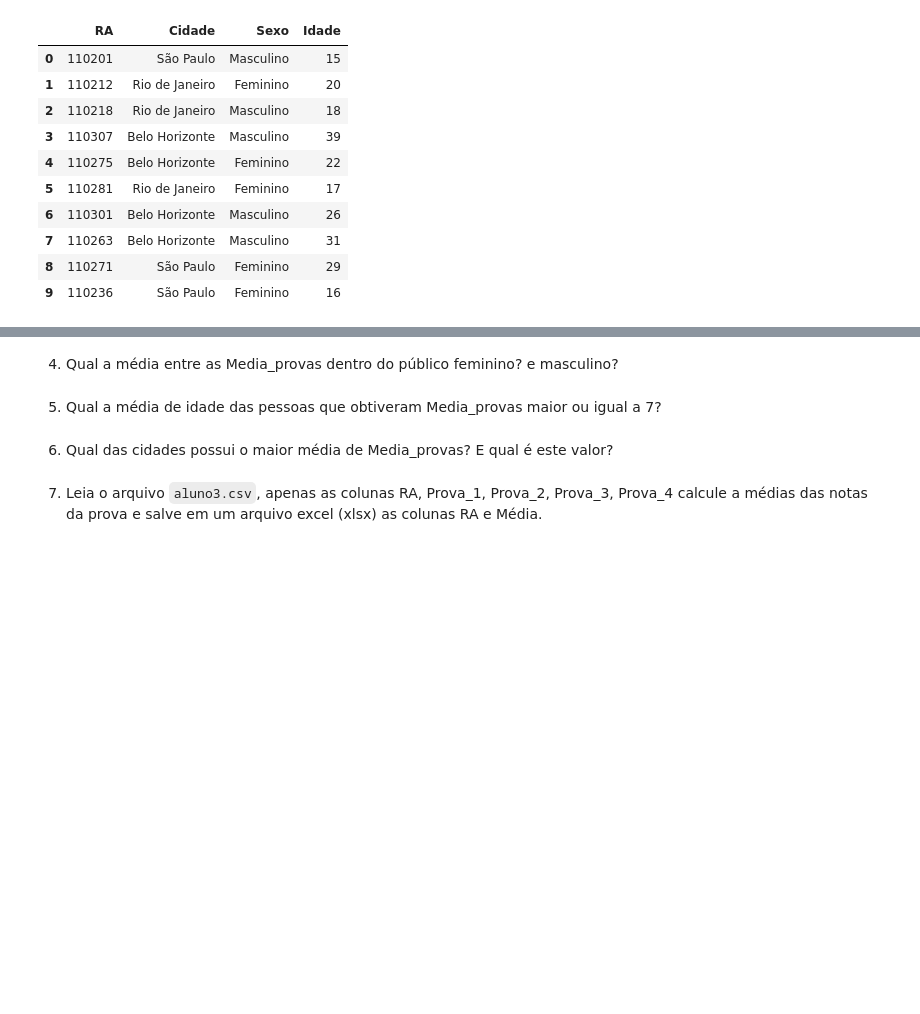
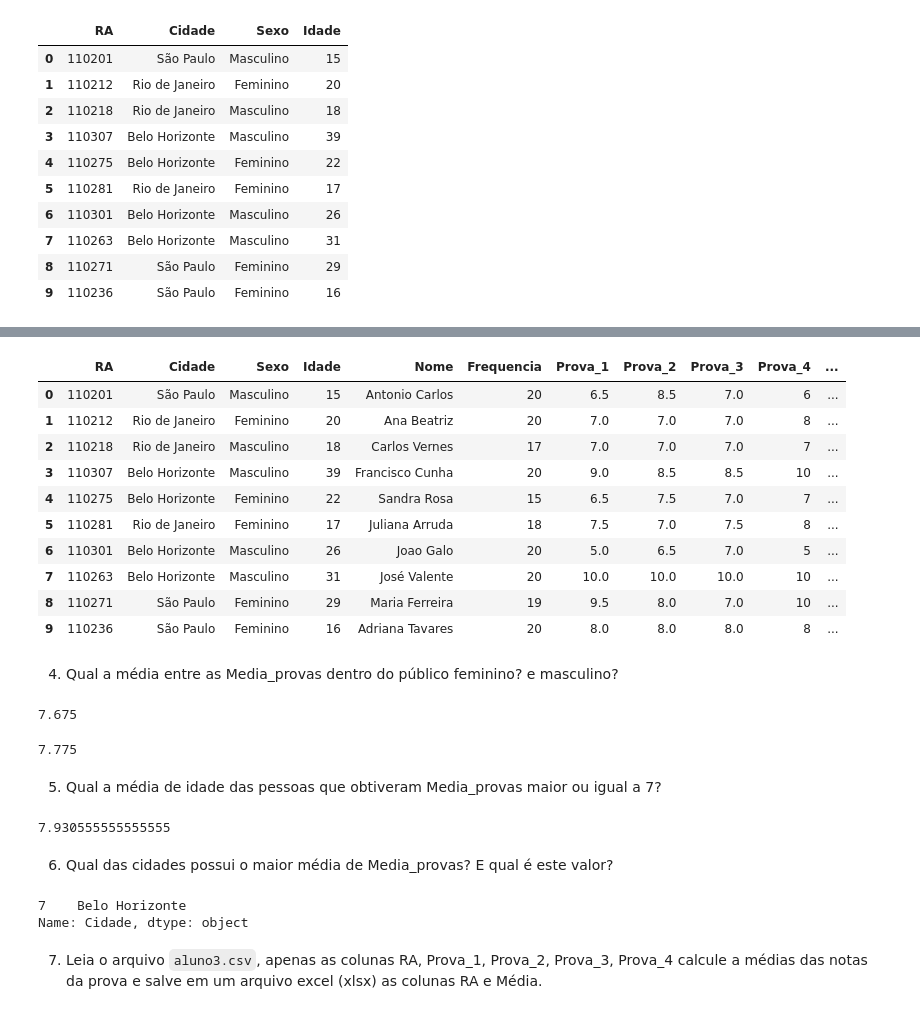
Before and after one commit to georgecnha/tec_prog1_George_Pontes, a Jupyter notebook: 05_ExerciciosPandas.ipynb, the cells around one changed output, grey strips where cells are left out. Drawn from its saved outputs; the diff is of its cells as text; code cells hidden in the pictures; blank space fills up the shorter version.

```diff
--- a/05_ExerciciosPandas.ipynb
+++ b/05_ExerciciosPandas.ipynb
@@ -64,8 +77,43 @@ ValueError: Append mode is not supported with xlsxwriter!
+# %%
+df4 = pd.read_excel('dados/cadastro_alunos.xlsx')
+df4
+# %% [output]
+|  | RA | Cidade | Sexo | Idade | Nome | Frequencia | Prova_1 | Prova_2 | Prova_3 | Prova_4 | ... |
+| 0 | 110201 | São Paulo | Masculino | 15 | Antonio Carlos | 20 | 6.5 | 8.5 | 7.0 | 6 | ... |
+| 1 | 110212 | Rio de Janeiro | Feminino | 20 | Ana Beatriz | 20 | 7.0 | 7.0 | 7.0 | 8 | ... |
+| 2 | 110218 | Rio de Janeiro | Masculino | 18 | Carlos Vernes | 17 | 7.0 | 7.0 | 7.0 | 7 | ... |
+| 3 | 110307 | Belo Horizonte | Masculino | 39 | Francisco Cunha | 20 | 9.0 | 8.5 | 8.5 | 10 | ... |
+| 4 | 110275 | Belo Horizonte | Feminino | 22 | Sandra Rosa | 15 | 6.5 | 7.5 | 7.0 | 7 | ... |
+| 5 | 110281 | Rio de Janeiro | Feminino | 17 | Juliana Arruda | 18 | 7.5 | 7.0 | 7.5 | 8 | ... |
+| 6 | 110301 | Belo Horizonte | Masculino | 26 | Joao Galo | 20 | 5.0 | 6.5 | 7.0 | 5 | ... |
+| 7 | 110263 | Belo Horizonte | Masculino | 31 | José Valente | 20 | 10.0 | 10.0 | 10.0 | 10 | ... |
+| 8 | 110271 | São Paulo | Feminino | 29 | Maria Ferreira | 19 | 9.5 | 8.0 | 7.0 | 10 | ... |
+| 9 | 110236 | São Paulo | Feminino | 16 | Adriana Tavares | 20 | 8.0 | 8.0 | 8.0 | 8 | ... |
 # %% [markdown]
 4) Qual a média entre as Media_provas dentro do público feminino? e masculino?
+# %%
+#Feminino
+df3[df3['Sexo']=='Feminino']['Media_provas'].mean()
+# %% [output]
+7.675
+# %%
+#Masculino
+df3[df3['Sexo']=='Masculino']['Media_provas'].mean()
+# %% [output]
+7.775
 # %% [markdown]
 5) Qual a média de idade das pessoas que obtiveram Media_provas maior ou igual a 7?
+# %%
+df3[df['Media_provas'] >=7]['Media_provas'].mean()
+# %% [output]
+7.930555555555555
 # %% [markdown]
 6) Qual das cidades possui o maior média de Media_provas? E qual é este valor?
+# %%
+condicao = df['Media_provas'] == df3['Media_provas'].max()
+df3[condicao]['Cidade']
+# %% [output]
+7    Belo Horizonte
+Name: Cidade, dtype: object
 # %% [markdown]
 7) Leia o arquivo `aluno3.csv`, apenas as colunas RA, Prova_1, Prova_2, Prova_3, Prova_4 calcule a médias das notas da prova e salve em um arquivo excel (xlsx) as colunas RA e Média.
```
Also changed, not shown: parts of 8 cells of this notebook.
